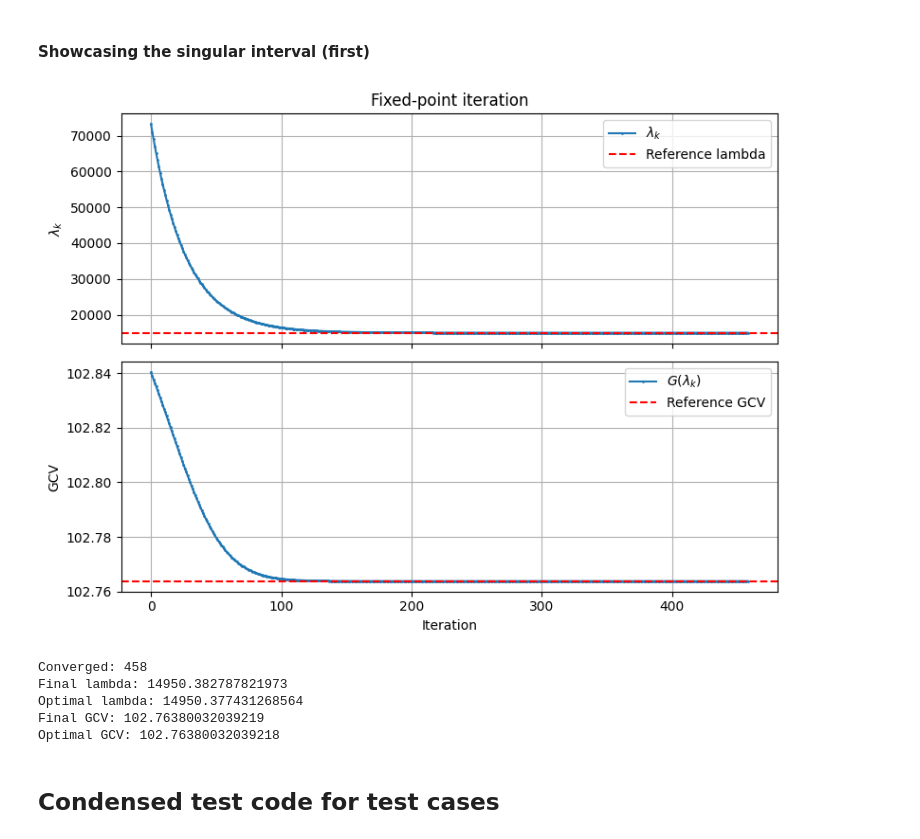
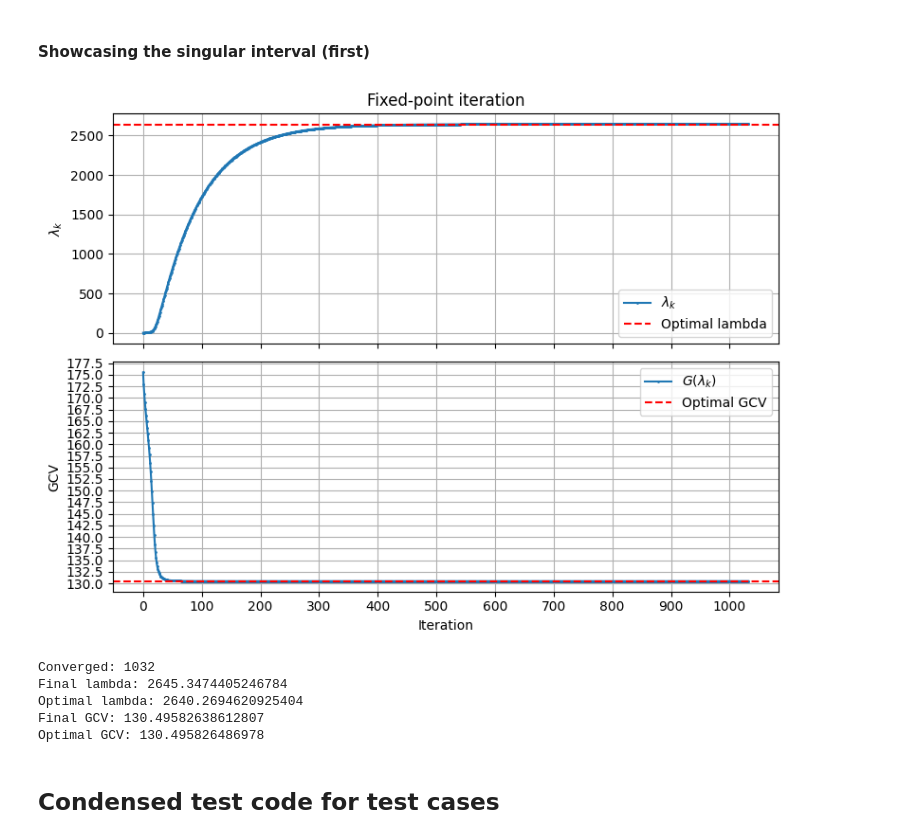
Before and after one commit to advayvyas/OptimalRidge, a Jupyter notebook: gcv_contraction.ipynb, the cells around one changed output. Cells and saved outputs as stored; diff of their text form; code cells hidden in the pictures.

```diff
--- a/gcv_contraction.ipynb
+++ b/gcv_contraction.ipynb
@@ -326,17 +328,18 @@ def G(lam, n, a, singular_values):
     a = np.asarray(a).reshape(-1)
     s2 = np.asarray(singular_values) ** 2
     m = len(s2)
+    d = s2 + lam
 
     numerator = (
-        np.sum(lam**2 * a[:m]**2 / (s2 + lam)**2)
+        np.sum((lam**2 * a[:m]**2) / (d)**2)
         + np.sum(a[m:]**2)
     ) / n
 
-    denominator = (1 - np.sum(s2 / (s2 + lam)) / n)**2
+    denominator = (1 - (np.sum(s2 / (d)) / n))**2
 
     return numerator / denominator
 # %%
-result = minimize_scalar(G, args=(N, a, sigma))
+result = minimize_scalar(G, args=(N, a, sigma), tol=1)
 
 optimal_lambda = result.x
 optimal_gcv = result.fun
@@ -397,0 +455,3 @@ Endpoints: [2975.2452656292817, np.float64(149503.77431268565)]
+# %%
+for lam in [1e3, 1e4, 1e5, 1e6, 1e8, 1e12, 1.4693951211338798e16]:
+    print(f"lambda = {lam:.3e}, GCV = {G(lam, N, a, sigma):.15g}")
@@ -397,0 +466,14 @@ Endpoints: [2975.2452656292817, np.float64(149503.77431268565)]
+# %%
+gcv_limit = np.sum(np.asarray(y).ravel()**2) / N
+gcv_tolerance = 0.01
+
+acceptable_lambda = None
+
+for lam in lam_grid:
+    value = G(lam, N, a, sigma)
+
+    if value <= gcv_limit + gcv_tolerance:
+        acceptable_lambda = lam
+        break
+
+print("Acceptable lambda:", acceptable_lambda)
@@ -577,10 +667,11 @@ plt.show()
 # %% [markdown]
 #### Showcasing the singular interval (first)
 # %%
-interval_index = 0
+interval_index = 1
 
 left = interval_index * 2 * r_hat
 right = (interval_index + 1) * 2 * r_hat
+# lam_0 = optimal_lambda
 lam_0 = (left + right) / 2
 
 lam_star, lam_history, converged = fixed_point_iteration(lam_0, iterations = 10000)
@@ -590,41 +681,42 @@ iterations = np.arange(len(lam_history))
 fig, axes = plt.subplots(2, 1, figsize=(8, 6), sharex=True)
 
 axes[0].plot(iterations, lam_history, marker=".", markersize = 2, label=r"$\lambda_k$")
 axes[0].axhline(
-    optimal_lambda, color="red", linestyle="--", label="Reference lambda"
+    optimal_lambda, color="red", linestyle="--", label="Optimal lambda"
 )
 axes[0].set_ylabel(r"$\lambda_k$")
 axes[0].set_title("Fixed-point iteration")
 axes[0].legend()
 axes[0].grid(True)
 
 axes[1].plot(iterations, gcv_history, marker=".", markersize = 2, label=r"$G(\lambda_k)$")
 axes[1].axhline(
-    optimal_gcv, color="red", linestyle="--", label="Reference GCV"
+    optimal_gcv, color="red", linestyle="--", label="Optimal GCV"
 )
 axes[1].set_xlabel("Iteration")
 axes[1].set_ylabel("GCV")
 axes[1].legend()
 axes[1].grid(True)
 
 axes[0].ticklabel_format(axis='y', style='plain', useOffset=False)
 axes[1].ticklabel_format(axis='y', style='plain', useOffset=False)
 
 plt.tight_layout()
+plt.locator_params(axis='both', nbins=20)
 plt.show()
 
 print("Converged:", converged)
 print("Final lambda:", lam_star)
 print("Optimal lambda:", optimal_lambda)
 print("Final GCV:", gcv_history[-1])
 print("Optimal GCV:", optimal_gcv)
 # %% [output]
-[figure, old version]
+[figure, new version]
-Converged: 458
-Final lambda: 14950.382787821973
-Optimal lambda: 14950.377431268564
-Final GCV: 102.76380032039219
-Optimal GCV: 102.76380032039218
+Converged: 1032
+Final lambda: 2645.3474405246784
+Optimal lambda: 2640.2694620925404
+Final GCV: 130.49582638612807
+Optimal GCV: 130.495826486978
 # %% [markdown]
 ## Condensed test code for test cases
 # %%
```
Also changed, not shown: parts of 21 cells of this notebook.
